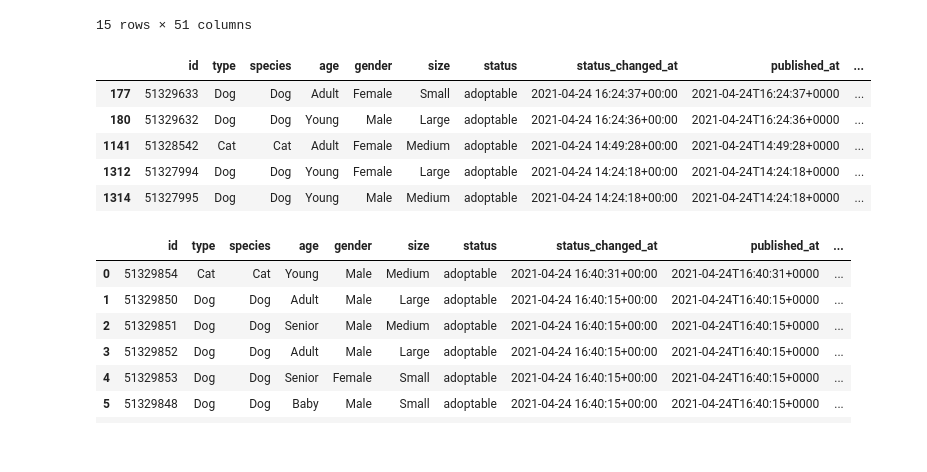
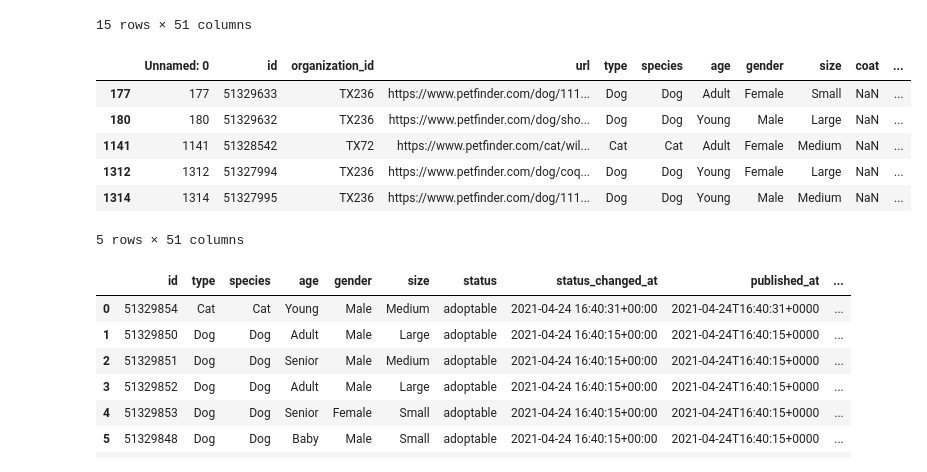
Before and after one commit to jconcha56429/Project1, a Jupyter notebook: Project1.ipynb, the cells around one changed output. Drawn from its saved outputs; the diff is of its cells as text; code cells hidden in the pictures.

```diff
--- a/Project1.ipynb
+++ b/Project1.ipynb
@@ -124,4 +124,7 @@ memory usage: 34.2+ MB
 #ADD A COLUMN TO DF TO MEASURE LENGTH OF TIME IN SHELTER PER ANIMAL
 time_in_shelter = dallas_shelter_data["Outcome Date"] - dallas_shelter_data["Intake Date"]
 dallas_shelter_data.insert(1, "Time in Shelter", time_in_shelter, True)
-dallas_shelter_data
+pd.set_option('display.max_rows', None)
+pd.set_option('display.max_columns', None)
+pd.set_option('display.width', None)
+pd.set_option('display.max_colwidth', None)
@@ -670,15 +659,16 @@ petfinder_df_pre.head(15)
 # %%
 # CREATE A SEPARATE DATAFRAME FOR DALLAS ONLY
 
-dallas_petfinder_df = petfinder_df.loc[petfinder_df["contact.address.city"] == "Dallas",:]
+dallas_petfinder_df = petfinder_df_pre.loc[petfinder_df_pre["contact.address.city"] == "Dallas",:]
 dallas_petfinder_df.head()
 # %% [output]
-|  | id | type | species | age | gender | size | status | status_changed_at | published_at | ... |
-| 177 | 51329633 | Dog | Dog | Adult | Female | Small | adoptable | 2021-04-24 16:24:37+00:00 | 2021-04-24T16:24:37+0000 | ... |
-| 180 | 51329632 | Dog | Dog | Young | Male | Large | adoptable | 2021-04-24 16:24:36+00:00 | 2021-04-24T16:24:36+0000 | ... |
-| 1141 | 51328542 | Cat | Cat | Adult | Female | Medium | adoptable | 2021-04-24 14:49:28+00:00 | 2021-04-24T14:49:28+0000 | ... |
-| 1312 | 51327994 | Dog | Dog | Young | Female | Large | adoptable | 2021-04-24 14:24:18+00:00 | 2021-04-24T14:24:18+0000 | ... |
-| 1314 | 51327995 | Dog | Dog | Young | Male | Medium | adoptable | 2021-04-24 14:24:18+00:00 | 2021-04-24T14:24:18+0000 | ... |
+|  | Unnamed: 0 | id | organization_id | url | type | species | age | gender | size | coat | ... |
+| 177 | 177 | 51329633 | TX236 | https://www.petfinder.com/dog/111... | Dog | Dog | Adult | Female | Small | NaN | ... |
+| 180 | 180 | 51329632 | TX236 | https://www.petfinder.com/dog/sho... | Dog | Dog | Young | Male | Large | NaN | ... |
+| 1141 | 1141 | 51328542 | TX72 | https://www.petfinder.com/cat/wil... | Cat | Cat | Adult | Female | Medium | NaN | ... |
+| 1312 | 1312 | 51327994 | TX236 | https://www.petfinder.com/dog/coq... | Dog | Dog | Young | Female | Large | NaN | ... |
+| 1314 | 1314 | 51327995 | TX236 | https://www.petfinder.com/dog/111... | Dog | Dog | Young | Male | Medium | NaN | ... |
+5 rows × 51 columns
 # %%
 # GET RID OF UNNCESSARY INFO FROM PETFINDER DATA
 
```
Also changed, not shown: parts of 5 cells of this notebook, 4 other files.
